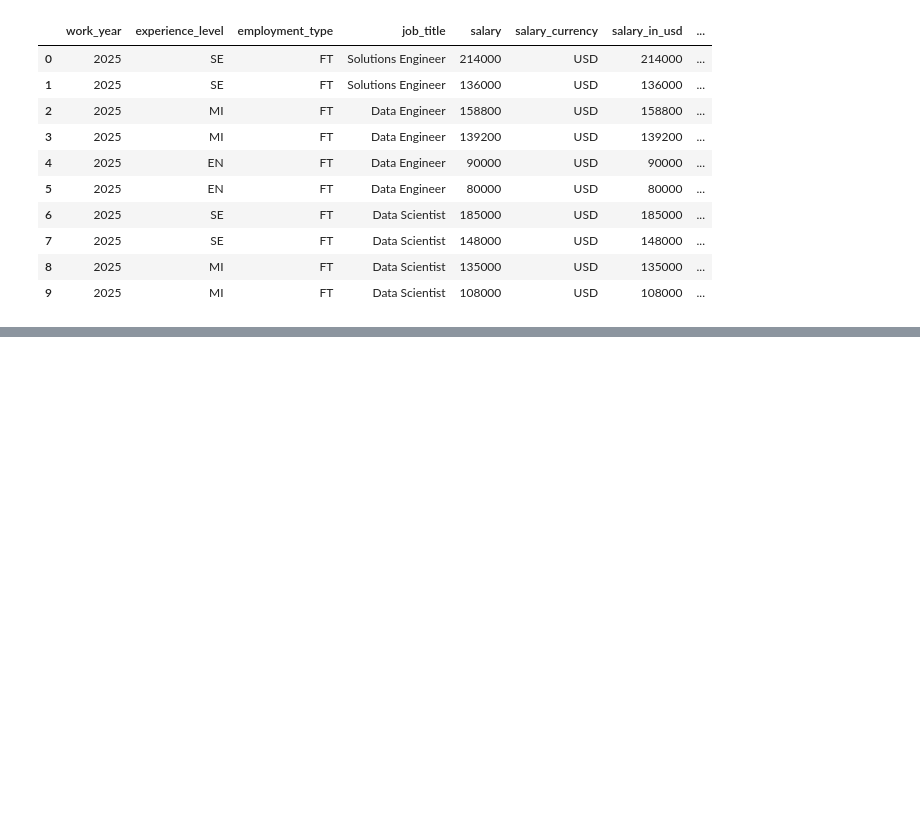
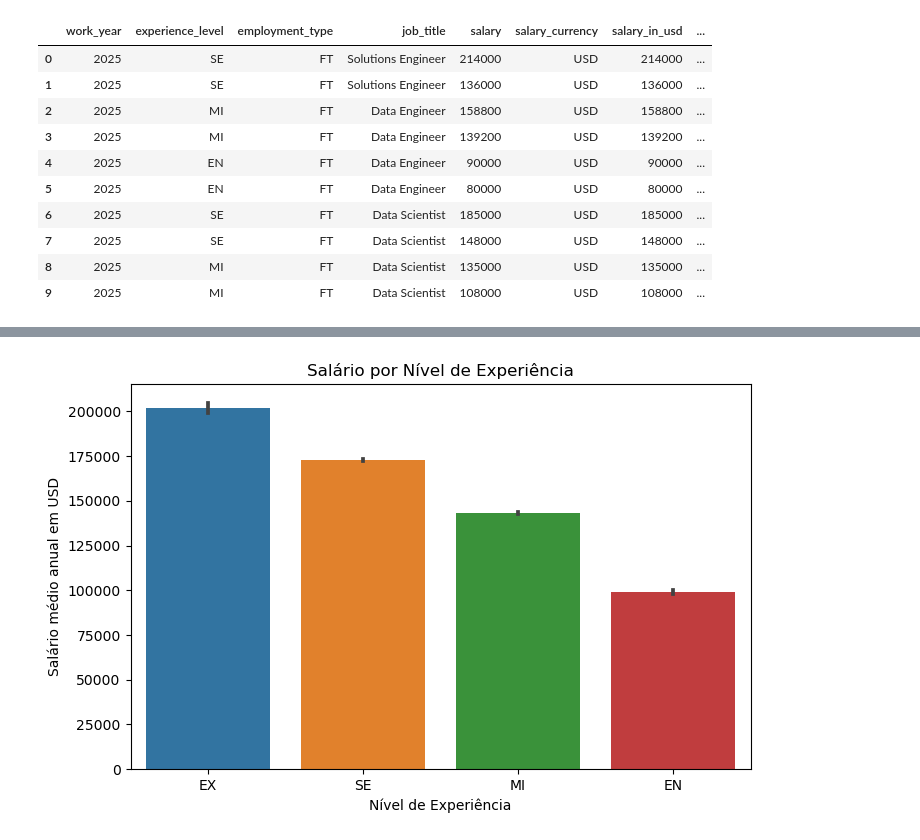
Before and after one commit to ismaelsilvadesousa/estudo_pandas_alura, a Jupyter notebook: aula_03_pandas.ipynb, the cells around one changed output, grey strips where cells are left out. Saved outputs shown, nothing was run; the diff lists cells and outputs as text; code cells hidden in the pictures; blank space fills up the shorter version.

```diff
--- a/aula_03_pandas.ipynb
+++ b/aula_03_pandas.ipynb
@@ -80,0 +119,9 @@ df_limpo.head(10)
+# %%
+plt.figure(figsize=(8,5))
+sns.barplot(data=df_limpo, x='experience_level', y='salary_in_usd',order=ordem)
+plt.title('Salário por Nível de Experiência')
+plt.xlabel('Nível de Experiência')
+plt.ylabel('Salário médio anual em USD')
+plt.show()
+# %% [output]
+[figure, added]
```
Also changed, not shown: parts of 21 cells of this notebook, 1 other file.
